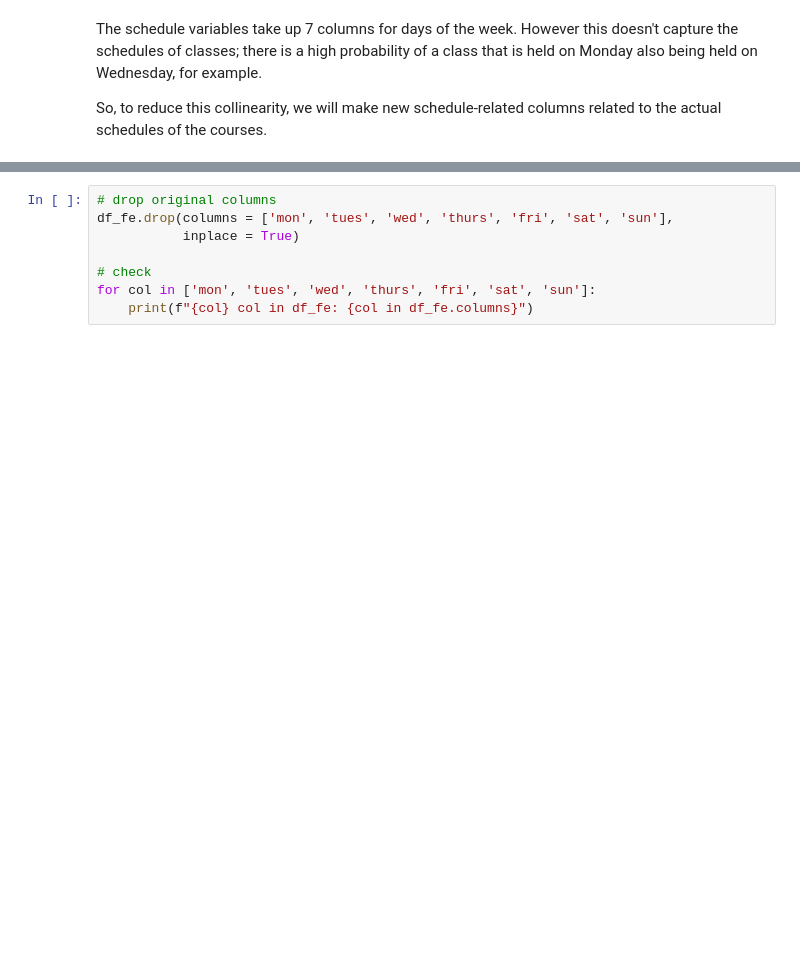
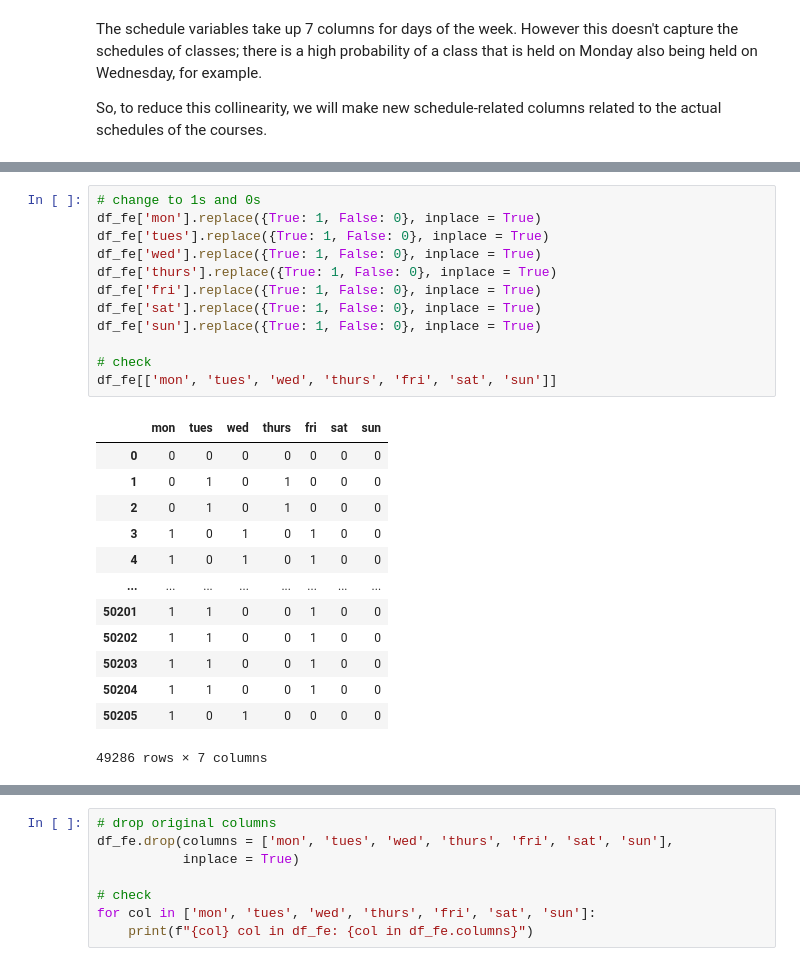
Before and after one commit to kellianneyang/predictive-academic-analytics, a Jupyter notebook: average_grade_regression_preprocessing_and_modeling.ipynb, the cells around one changed output, grey strips where cells are left out. Saved outputs shown, nothing was run; the diff lists cells and outputs as text; blank space fills up the shorter version.

```diff
--- a/average_grade_regression_preprocessing_and_modeling.ipynb
+++ b/average_grade_regression_preprocessing_and_modeling.ipynb
@@ -1371,3 +1380,29 @@ So, to reduce this collinearity, we will make new schedule-related columns relat
+# %%
+# change to 1s and 0s
+df_fe['mon'].replace({True: 1, False: 0}, inplace = True)
+df_fe['tues'].replace({True: 1, False: 0}, inplace = True)
+df_fe['wed'].replace({True: 1, False: 0}, inplace = True)
+df_fe['thurs'].replace({True: 1, False: 0}, inplace = True)
+df_fe['fri'].replace({True: 1, False: 0}, inplace = True)
+df_fe['sat'].replace({True: 1, False: 0}, inplace = True)
+df_fe['sun'].replace({True: 1, False: 0}, inplace = True)
+
+# check
+df_fe[['mon', 'tues', 'wed', 'thurs', 'fri', 'sat', 'sun']]
+# %% [output]
+|  | mon | tues | wed | thurs | fri | sat | sun |
+| 0 | 0 | 0 | 0 | 0 | 0 | 0 | 0 |
+| 1 | 0 | 1 | 0 | 1 | 0 | 0 | 0 |
+| 2 | 0 | 1 | 0 | 1 | 0 | 0 | 0 |
+| 3 | 1 | 0 | 1 | 0 | 1 | 0 | 0 |
+| 4 | 1 | 0 | 1 | 0 | 1 | 0 | 0 |
+| ... | ... | ... | ... | ... | ... | ... | ... |
+| 50201 | 1 | 1 | 0 | 0 | 1 | 0 | 0 |
+| 50202 | 1 | 1 | 0 | 0 | 1 | 0 | 0 |
+| 50203 | 1 | 1 | 0 | 0 | 1 | 0 | 0 |
+| 50204 | 1 | 1 | 0 | 0 | 1 | 0 | 0 |
+| 50205 | 1 | 0 | 1 | 0 | 0 | 0 | 0 |
+49286 rows × 7 columns
 # %%
 # new column: how many days per week the course is held (numeric, to be
 # one-hot encoded); weekend counts as one day (can go back to original
```
Also changed, not shown: parts of 12 cells of this notebook, 2 other files.
